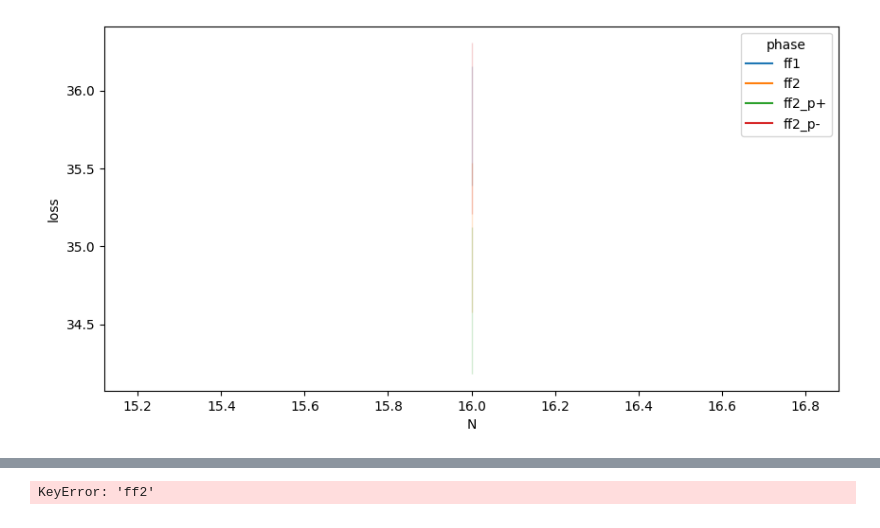
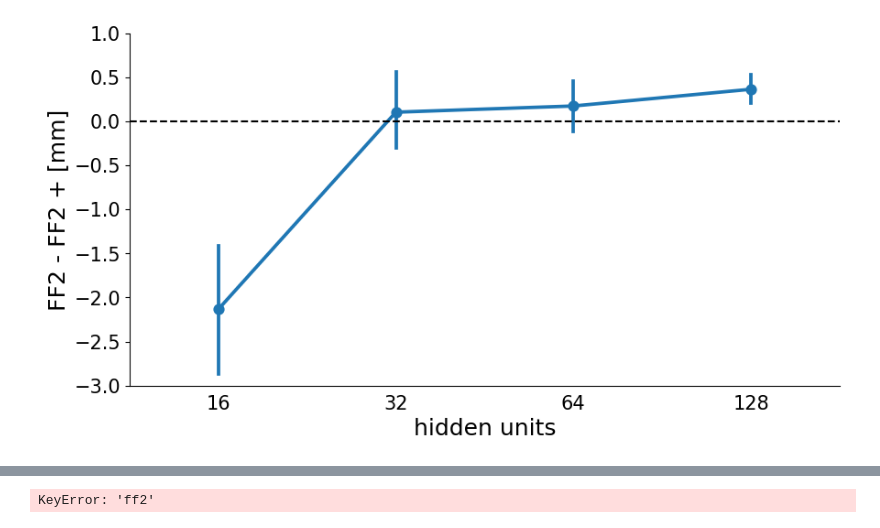
Before and after one commit to mshahbazi1997/MotorSavingModel, a Jupyter notebook: notebooks/perturb_hidden.ipynb, the cells around one changed output, grey strips where cells are left out. Drawn from its saved outputs; the diff is of its cells as text; code cells hidden in the pictures.

```diff
--- a/notebooks/perturb_hidden.ipynb
+++ b/notebooks/perturb_hidden.ipynb
@@ -116,10 +145,51 @@ T.to_csv(base_dir+'/perturb_hidden_all.csv',index=False)
+# %%
+#%matplotlib widget
+T = pd.read_csv(base_dir+'/perturb_hidden.csv')
+#T = T[~T['phase'].isin(['ff1','ff2_p-'])]
+
+# Filter the data for 'ff2' and 'ff2_p+' phases
+ff2_data = T[T['phase'] == 'ff2']
+ff2_p_data = T[T['phase'] == 'ff2_p+']
+
+merged_data = pd.merge(ff2_data, ff2_p_data, on='size', suffixes=('_ff2', '_ff2_p'))
+# Calculate the difference in 'loss'
+merged_data['loss_difference'] = merged_data['loss_ff2'] - merged_data['loss_ff2_p']
+
+# Plotting
+fig, ax = plt.subplots(1, 1, figsize=(10, 5))
+sb.pointplot(x='size', y='loss_difference', data=merged_data, ax=ax)
+
+ax.axhline(0, color='black', linestyle='--')
+
+#ax.set_ylim([33,37])
+ax.set_ylim([-3, 1])
+
+
+ax.spines['top'].set_visible(False)
+ax.spines['right'].set_visible(False)
+
+
+#ax.set_xticklabels([])
+#ax.set_yticklabels([])
+
+ax.xaxis.set_tick_params(labelsize=fontsize_tick)
+ax.yaxis.set_tick_params(labelsize=fontsize_tick)
+
+ax.tick_params(bottom = False)
+ax.set_xlabel('hidden units', fontsize = fontsize_label)
+ax.set_ylabel('FF2 - FF2 + [mm]', fontsize = fontsize_label)
+
+plt.show()
+
+fig.savefig(os.path.join(save_fig,'p+ben.pdf'),dpi=300,bbox_inches='tight')
+# %% [output]
+[figure, added]
 # %%
-#%matplotlib widget
 
-fig,ax = plt.subplots(1,1,figsize=(10,5))
-ax = sb.lineplot(x='N',y='loss',data=T,hue='phase')
+
+
+#fig,ax = plt.subplots(1,1,figsize=(10,5))
+#ax = sb.lineplot(x='size',y='loss',data=T,hue='phase')
 
 #T = pd.read_csv(base_dir+'/perturb_hidden.csv')
-# %% [output]
-[figure, removed]
 # %%
```
Also changed, not shown: parts of 6 cells of this notebook, 3 other files.
